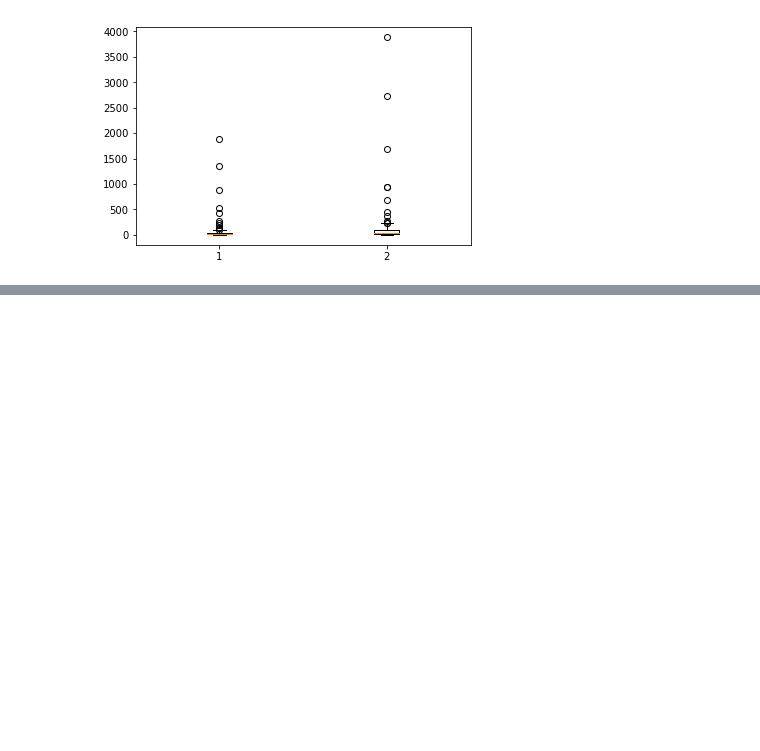
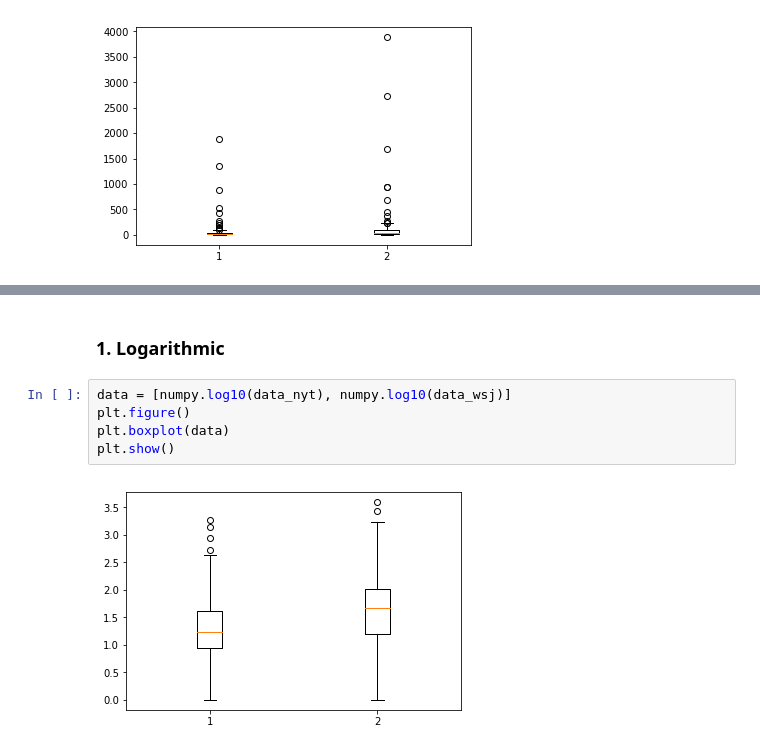
Before and after one commit to vorugantia/indstudy, a Jupyter notebook: notebooks/matplotlib boxplot.ipynb, the cells around one changed output, grey strips where cells are left out. Saved outputs shown, nothing was run; the diff lists cells and outputs as text; blank space fills up the shorter version.

```diff
--- a/notebooks/matplotlib boxplot.ipynb
+++ b/notebooks/matplotlib boxplot.ipynb
@@ -48,0 +50,9 @@ plt.show()
+# %% [markdown]
+### 1. Logarithmic
+# %%
+data = [numpy.log10(data_nyt), numpy.log10(data_wsj)]
+plt.figure()
+plt.boxplot(data)
+plt.show()
+# %% [output]
+[figure, added]
```
Also changed, not shown: parts of 6 cells of this notebook.
